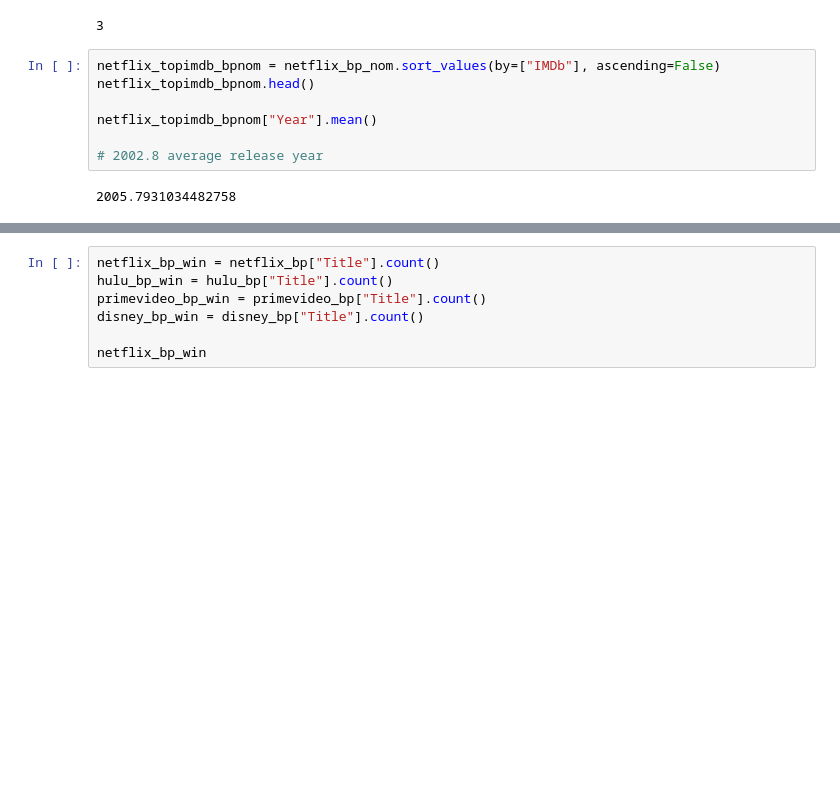
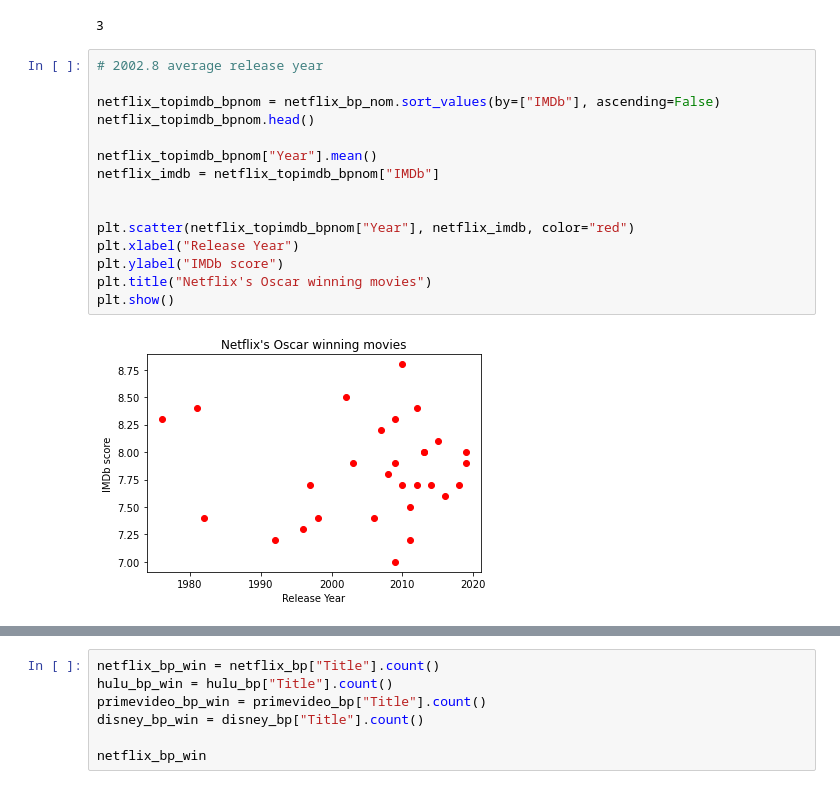
Before and after one commit to jacance/streaming-service-analysis, a Jupyter notebook: pristine_justin_new.ipynb, the cells around one changed output, grey strips where cells are left out. Drawn from its saved outputs; the diff is of its cells as text; blank space fills up the shorter version.

Commit message:
added scatterplot comparing release year to imdb rating (oscar winning movies only)

```diff
--- a/pristine_justin_new.ipynb
+++ b/pristine_justin_new.ipynb
@@ -637,15 +645,23 @@ primevideo_bp = primevideo.loc[primevideo["Won Best Picture"] == 2]
 disney_bp = disney.loc[disney["Won Best Picture"] == 2]
 # %% [output]
 3
-# %%
-netflix_topimdb_bpnom = netflix_bp_nom.sort_values(by=["IMDb"], ascending=False)
-netflix_topimdb_bpnom.head()
-
-netflix_topimdb_bpnom["Year"].mean()
-
-# 2002.8 average release year
-# %% [output]
-2005.7931034482758
+# %%
+# 2002.8 average release year
+
+netflix_topimdb_bpnom = netflix_bp_nom.sort_values(by=["IMDb"], ascending=False)
+netflix_topimdb_bpnom.head()
+
+netflix_topimdb_bpnom["Year"].mean()
+netflix_imdb = netflix_topimdb_bpnom["IMDb"]
+
+
+plt.scatter(netflix_topimdb_bpnom["Year"], netflix_imdb, color="red")
+plt.xlabel("Release Year")
+plt.ylabel("IMDb score")
+plt.title("Netflix's Oscar winning movies")
+plt.show()
+# %% [output]
+[figure, added]
 # %%
 hulu_topimdb_bpnom = hulu_bp_nom.sort_values(by=["IMDb"], ascending=False)
 hulu_topimdb_bpnom.head()
```
Also changed, not shown: parts of 7 cells of this notebook.
